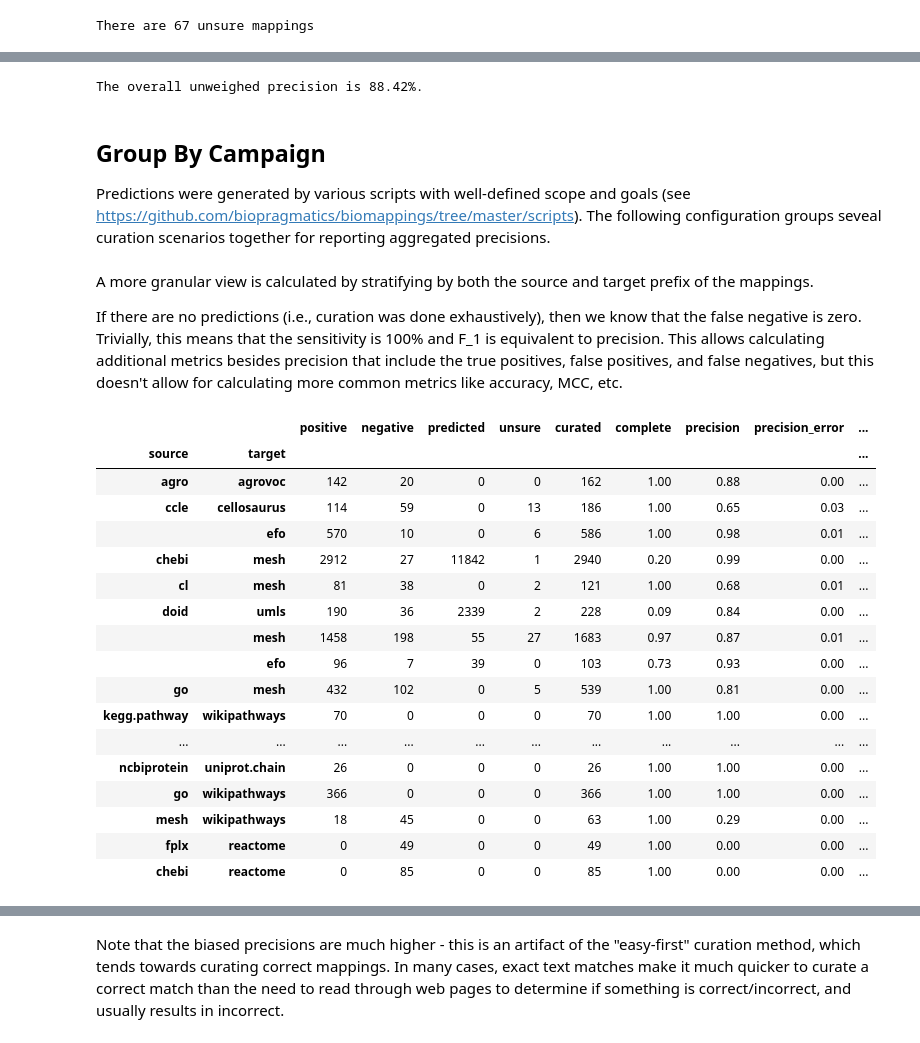
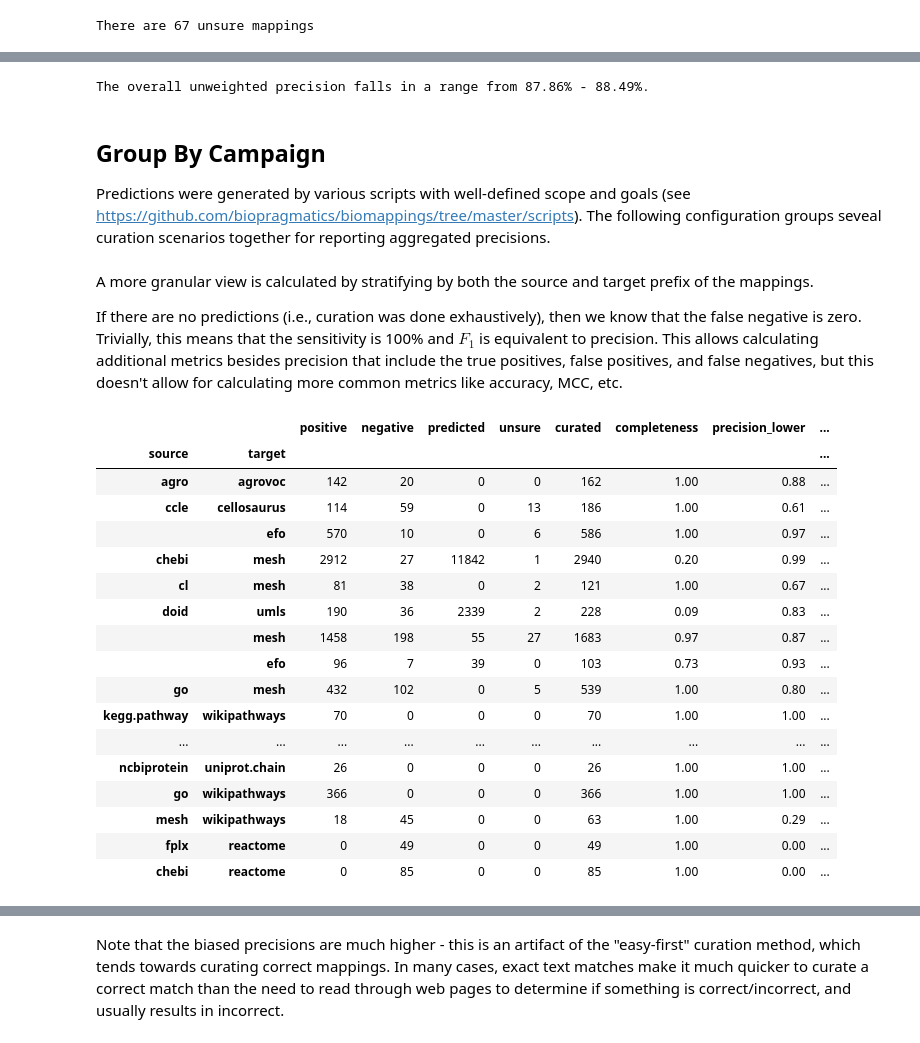
Before and after one commit to biopragmatics/biomappings, a Jupyter notebook: notebooks/curation-precision.ipynb, the cells around one changed output, grey strips where cells are left out. Drawn from its saved outputs; the diff is of its cells as text; code cells hidden in the pictures.

```diff
--- a/notebooks/curation-precision.ipynb
+++ b/notebooks/curation-precision.ipynb
@@ -64,13 +65,17 @@ If curation is done exhaustively, this bias dissappears. Alternatively, a random
 # %%
 tp = len(positive_mappings)
 fp = len(negative_mappings)
+n_unsure = len(unsure_mappings)
 
-precision = tp / (tp + fp)
+precision_lower = tp / (tp + fp + n_unsure)
+precision_upper = (tp + n_unsure) / (tp + fp + n_unsure)
 
 
-print(f"The overall unweighed precision is {precision:.2%}.")
+print(
+    f"The overall unweighted precision falls in a range from {precision_lower:.2%} - {precision_upper:.2%}."
+)
 # %% [output]
-The overall unweighed precision is 88.42%.
+The overall unweighted precision falls in a range from 87.86% - 88.49%.
 # %% [markdown]
 ## Group By Campaign
 
@@ -134,45 +139,45 @@ reverse_scenarios = {pair: label for label, pairs in scenarios.items() for pair
 A more granular view is calculated by stratifying by both the source and target prefix of the mappings.
 
 If there are no predictions (i.e., curation was done exhaustively), then we know that the false negative is zero.
-Trivially, this means that the sensitivity is 100% and F_1 is equivalent to precision. This allows calculating additional metrics besides precision that include the true positives, false positives, and false negatives, but this doesn't allow for calculating more common metrics like accuracy, MCC, etc.
+Trivially, this means that the sensitivity is 100% and $F_1$ is equivalent to precision. This allows calculating additional metrics besides precision that include the true positives, false positives, and false negatives, but this doesn't allow for calculating more common metrics like accuracy, MCC, etc.
 # %%
 pairs = {
     key: Counter(
         tuple(sorted((mapping["source prefix"], mapping["target prefix"]))) for mapping in mappings
     )
     for key, mappings in keyed_mappings
 }
 pairs_df = pd.DataFrame(pairs).fillna(0).astype(int)
 pairs_df.index.set_names(["source", "target"], inplace=True)
 pairs_df = pairs_df[pairs_df["positive"] + pairs_df["negative"] > 20]
 pairs_df["curated"] = pairs_df["positive"] + pairs_df["negative"] + pairs_df["unsure"]
-pairs_df["complete"] = (pairs_df["curated"] / (pairs_df["curated"] + pairs_df["predicted"])).round(
-    2
-)
-pairs_df["precision"] = (
-    (pairs_df["positive"] + pairs_df["unsure"] / 2) / pairs_df["curated"]
+pairs_df["completeness"] = (
+    pairs_df["curated"] / (pairs_df["curated"] + pairs_df["predicted"])
 ).round(2)
-pairs_df["precision_error"] = (pairs_df["unsure"] / 2 / pairs_df["curated"]).round(2)
+pairs_df["precision_lower"] = (pairs_df["positive"] / pairs_df["curated"]).round(2)
+pairs_df["precision_upper"] = (
+    (pairs_df["positive"] + pairs_df["unsure"]) / pairs_df["curated"]
+).round(2)
 pairs_df["scenario"] = [reverse_scenarios[p] for p in pairs_df.index]
 pairs_df
 # %% [output]
-|  |  | positive | negative | predicted | unsure | curated | complete | precision | precision_error | ... |
-| source | target |  |  |  |  |  |  |  |  | ... |
-| agro | agrovoc | 142 | 20 | 0 | 0 | 162 | 1.00 | 0.88 | 0.00 | ... |
-| ccle | cellosaurus | 114 | 59 | 0 | 13 | 186 | 1.00 | 0.65 | 0.03 | ... |
-|  | efo | 570 | 10 | 0 | 6 | 586 | 1.00 | 0.98 | 0.01 | ... |
-| chebi | mesh | 2912 | 27 | 11842 | 1 | 2940 | 0.20 | 0.99 | 0.00 | ... |
-| cl | mesh | 81 | 38 | 0 | 2 | 121 | 1.00 | 0.68 | 0.01 | ... |
-| doid | umls | 190 | 36 | 2339 | 2 | 228 | 0.09 | 0.84 | 0.00 | ... |
-|  | mesh | 1458 | 198 | 55 | 27 | 1683 | 0.97 | 0.87 | 0.01 | ... |
-|  | efo | 96 | 7 | 39 | 0 | 103 | 0.73 | 0.93 | 0.00 | ... |
-| go | mesh | 432 | 102 | 0 | 5 | 539 | 1.00 | 0.81 | 0.00 | ... |
-| kegg.pathway | wikipathways | 70 | 0 | 0 | 0 | 70 | 1.00 | 1.00 | 0.00 | ... |
-| ... | ... | ... | ... | ... | ... | ... | ... | ... | ... | ... |
-| ncbiprotein | uniprot.chain | 26 | 0 | 0 | 0 | 26 | 1.00 | 1.00 | 0.00 | ... |
-| go | wikipathways | 366 | 0 | 0 | 0 | 366 | 1.00 | 1.00 | 0.00 | ... |
-| mesh | wikipathways | 18 | 45 | 0 | 0 | 63 | 1.00 | 0.29 | 0.00 | ... |
-| fplx | reactome | 0 | 49 | 0 | 0 | 49 | 1.00 | 0.00 | 0.00 | ... |
-| chebi | reactome | 0 | 85 | 0 | 0 | 85 | 1.00 | 0.00 | 0.00 | ... |
+|  |  | positive | negative | predicted | unsure | curated | completeness | precision_lower | ... |
+| source | target |  |  |  |  |  |  |  | ... |
+| agro | agrovoc | 142 | 20 | 0 | 0 | 162 | 1.00 | 0.88 | ... |
+| ccle | cellosaurus | 114 | 59 | 0 | 13 | 186 | 1.00 | 0.61 | ... |
+|  | efo | 570 | 10 | 0 | 6 | 586 | 1.00 | 0.97 | ... |
+| chebi | mesh | 2912 | 27 | 11842 | 1 | 2940 | 0.20 | 0.99 | ... |
+| cl | mesh | 81 | 38 | 0 | 2 | 121 | 1.00 | 0.67 | ... |
+| doid | umls | 190 | 36 | 2339 | 2 | 228 | 0.09 | 0.83 | ... |
+|  | mesh | 1458 | 198 | 55 | 27 | 1683 | 0.97 | 0.87 | ... |
+|  | efo | 96 | 7 | 39 | 0 | 103 | 0.73 | 0.93 | ... |
+| go | mesh | 432 | 102 | 0 | 5 | 539 | 1.00 | 0.80 | ... |
+| kegg.pathway | wikipathways | 70 | 0 | 0 | 0 | 70 | 1.00 | 1.00 | ... |
+| ... | ... | ... | ... | ... | ... | ... | ... | ... | ... |
+| ncbiprotein | uniprot.chain | 26 | 0 | 0 | 0 | 26 | 1.00 | 1.00 | ... |
+| go | wikipathways | 366 | 0 | 0 | 0 | 366 | 1.00 | 1.00 | ... |
+| mesh | wikipathways | 18 | 45 | 0 | 0 | 63 | 1.00 | 0.29 | ... |
+| fplx | reactome | 0 | 49 | 0 | 0 | 49 | 1.00 | 0.00 | ... |
+| chebi | reactome | 0 | 85 | 0 | 0 | 85 | 1.00 | 0.00 | ... |
 # %%
 scenario_df = pairs_df.groupby("scenario").sum().copy()
```
Also changed, not shown: parts of 5 cells of this notebook, 1 other file.
